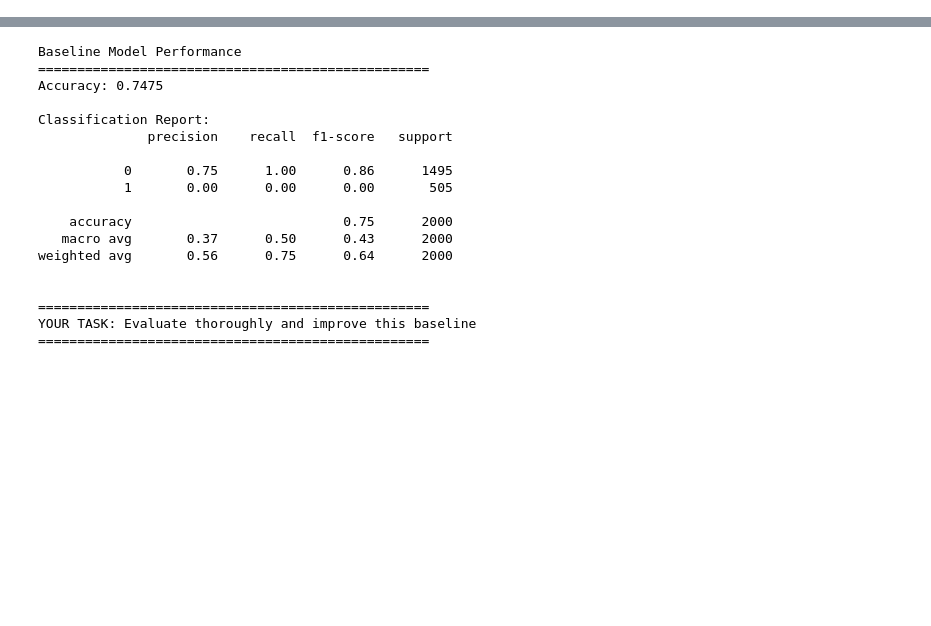
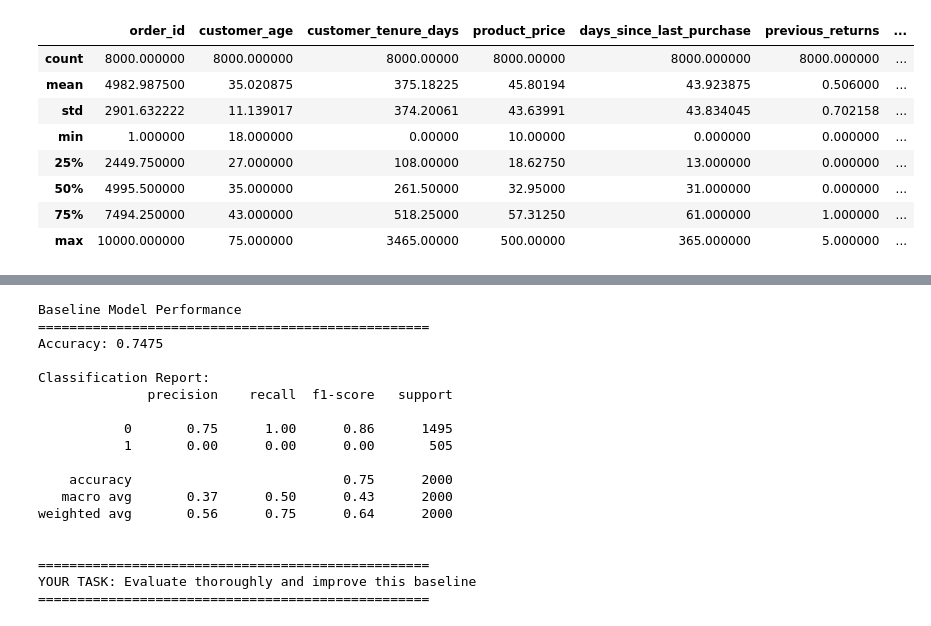
Before and after one commit to afleitas/LTK, a Jupyter notebook: Alejandro_Fleitas_challenge.ipynb, the cells around one changed output, grey strips where cells are left out. Drawn from its saved outputs; the diff is of its cells as text; code cells hidden in the pictures; blank space fills up the shorter version.

```diff
--- a/Alejandro_Fleitas_challenge.ipynb
+++ b/Alejandro_Fleitas_challenge.ipynb
@@ -12,0 +25,12 @@ import joblib
+# %%
+train.describe()
+# %% [output]
+|  | order_id | customer_age | customer_tenure_days | product_price | days_since_last_purchase | previous_returns | ... |
+| count | 8000.000000 | 8000.000000 | 8000.00000 | 8000.00000 | 8000.000000 | 8000.000000 | ... |
+| mean | 4982.987500 | 35.020875 | 375.18225 | 45.80194 | 43.923875 | 0.506000 | ... |
+| std | 2901.632222 | 11.139017 | 374.20061 | 43.63991 | 43.834045 | 0.702158 | ... |
+| min | 1.000000 | 18.000000 | 0.00000 | 10.00000 | 0.000000 | 0.000000 | ... |
+| 25% | 2449.750000 | 27.000000 | 108.00000 | 18.62750 | 13.000000 | 0.000000 | ... |
+| 50% | 4995.500000 | 35.000000 | 261.50000 | 32.95000 | 31.000000 | 0.000000 | ... |
+| 75% | 7494.250000 | 43.000000 | 518.25000 | 57.31250 | 61.000000 | 1.000000 | ... |
+| max | 10000.000000 | 75.000000 | 3465.00000 | 500.00000 | 365.000000 | 5.000000 | ... |
```
Also changed, not shown: parts of 4 cells of this notebook, 2 other files.
